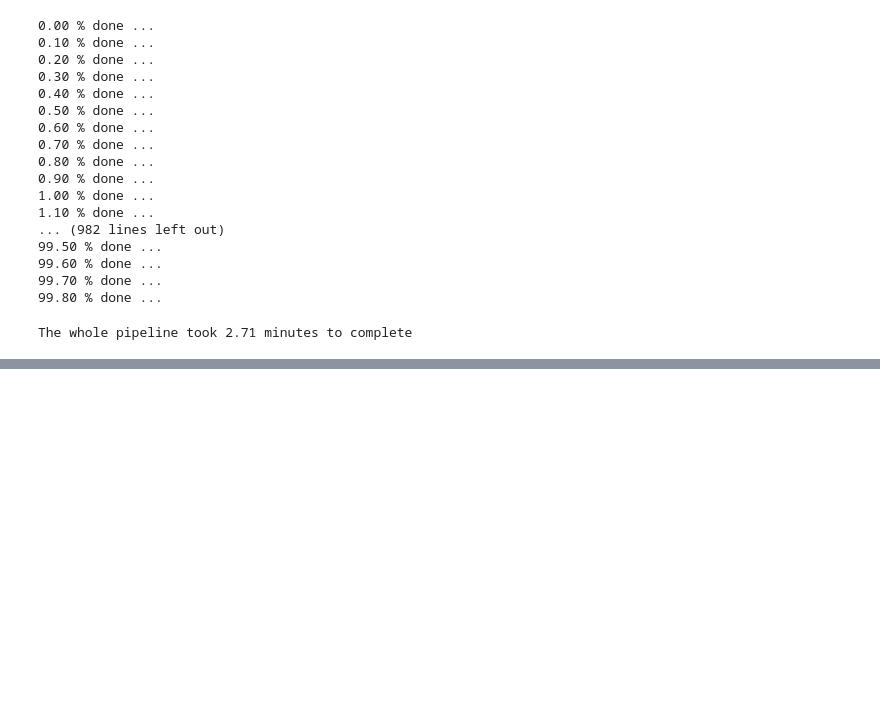
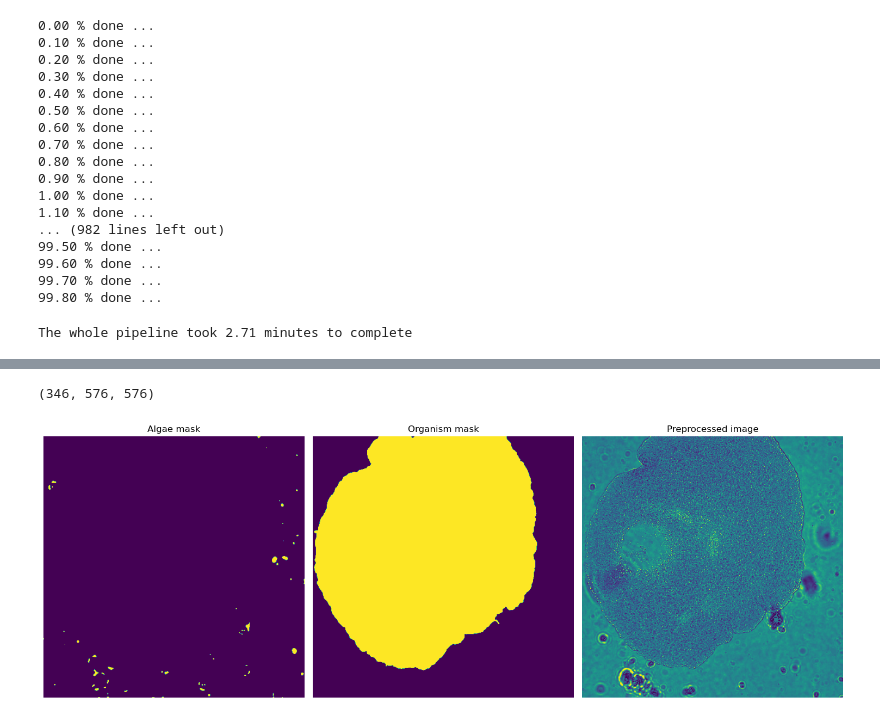
Before and after one commit to GuignardLab/placozoa_tracking, a Jupyter notebook: notebooks/pipeline_test_combined_segmentation.ipynb, the cells around one changed output, grey strips where cells are left out. Drawn from its saved outputs; the diff is of its cells as text; code cells hidden in the pictures; blank space fills up the shorter version.

Commit message:
new plot for presentation

```diff
--- a/notebooks/pipeline_test_combined_segmentation.ipynb
+++ b/notebooks/pipeline_test_combined_segmentation.ipynb
@@ -22,7 +22,7 @@ from skimage.measure import label, regionprops_table
     - Segmenting the algae plane per plane
     - Removing them from background
 # %%
-im = imread('../data/new_movies/19102022_16h02_1.tif')
+im = imread('../data/tricho_8.tif')
 # %%
 def pre_segm(im):
     '''
@@ -148,11 +148,12 @@ def correct(raw_img,pre_segm,mask_alg):
 
         #correct the image based on the substraction
         new_image[plane,...] = raw_img[plane,...] * (mask_img == 0.)
+
         #plt.imshow(new_image[plane,...])
 
         new_image[plane,...][new_image[plane,...] == 0] = np.mean(raw_img[plane,...]) # change the value of the algae by 50 (arbitrary)
 
-    return new_image
+    return new_image,mask_img
 
 def preprocessing(path):
     '''
@@ -306,2 +268,2 @@ print(perim(df_3.iloc[0].axis_major_length)/df_3.iloc[0].perimeter)
 # %%
-plt.imshow[]
+mask_alg,mask_org = pre_segm(im[100:150,...])
@@ -307,0 +288,25 @@ plt.imshow[]
+# %%
+im.shape
+# %% [output]
+(346, 576, 576)
+# %%
+new_img,mask_corr = correct(im[100:150,...],mask_org,mask_alg)
+# %%
+fig,ax = plt.subplots(1,3,figsize=(15,7))
+
+i = 10
+
+ax[0].imshow(mask_alg[i])
+ax[1].imshow(mask_org[i])
+ax[2].imshow(new_img[i])
+
+lab = ['Algae mask','Organism mask','Preprocessed image']
+
+for l,ax in enumerate(ax):
+    ax.set_title(lab[l])
+    ax.axis('off')
+
+plt.tight_layout()
+plt.savefig('../data/results/figures/complete_pipeline/preprocess.png',dpi=300)
+# %% [output]
+[figure, added]
```
Also changed, not shown: parts of 7 cells of this notebook.
